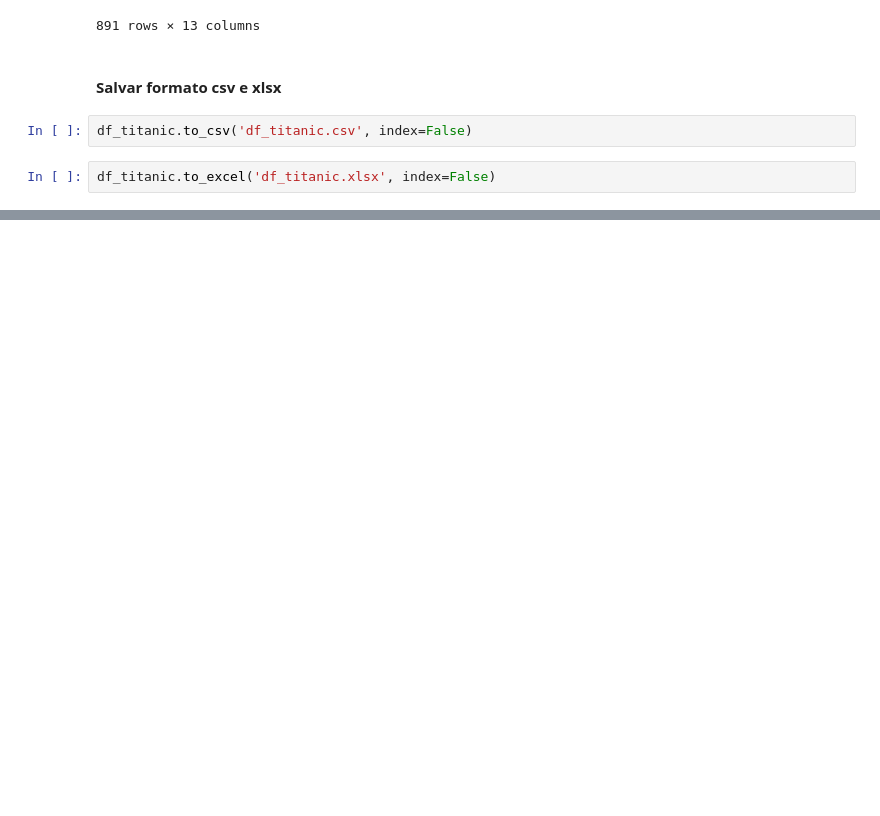
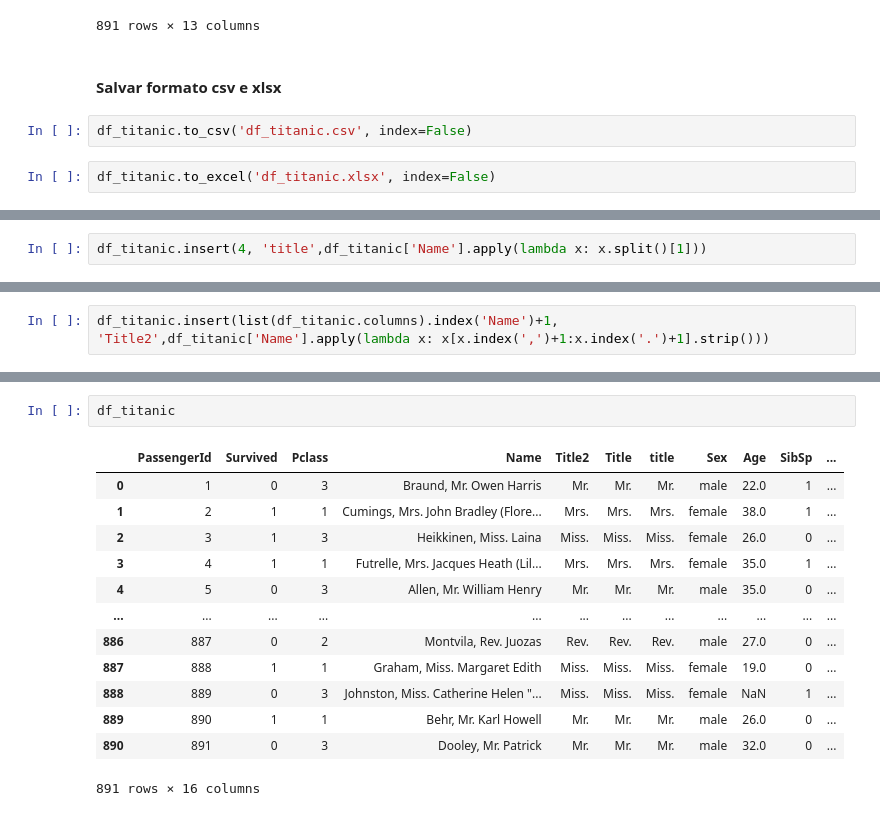
Before and after one commit to dnogaroli/DS-652, a Jupyter notebook: notebooks/Aula 2.ipynb, the cells around one changed output, grey strips where cells are left out. Cells and saved outputs as stored; diff of their text form; blank space fills up the shorter version.

```diff
--- a/notebooks/Aula 2.ipynb
+++ b/notebooks/Aula 2.ipynb
@@ -429,0 +540,2 @@ df_titanic.to_excel('df_titanic.xlsx', index=False)
+# %%
+df_titanic.insert(4, 'title',df_titanic['Name'].apply(lambda x: x.split()[1]))
@@ -429,0 +546,2 @@ df_titanic.to_excel('df_titanic.xlsx', index=False)
+# %%
+df_titanic.insert(list(df_titanic.columns).index('Name')+1, 'Title2',df_titanic['Name'].apply(lambda x: x[x.index(',')+1:x.index('.')+1].strip()))
@@ -429,0 +565,16 @@ df_titanic.to_excel('df_titanic.xlsx', index=False)
+# %%
+df_titanic
+# %% [output]
+|  | PassengerId | Survived | Pclass | Name | Title2 | Title | title | Sex | Age | SibSp | ... |
+| 0 | 1 | 0 | 3 | Braund, Mr. Owen Harris | Mr. | Mr. | Mr. | male | 22.0 | 1 | ... |
+| 1 | 2 | 1 | 1 | Cumings, Mrs. John Bradley (Flore... | Mrs. | Mrs. | Mrs. | female | 38.0 | 1 | ... |
+| 2 | 3 | 1 | 3 | Heikkinen, Miss. Laina | Miss. | Miss. | Miss. | female | 26.0 | 0 | ... |
+| 3 | 4 | 1 | 1 | Futrelle, Mrs. Jacques Heath (Lil... | Mrs. | Mrs. | Mrs. | female | 35.0 | 1 | ... |
+| 4 | 5 | 0 | 3 | Allen, Mr. William Henry | Mr. | Mr. | Mr. | male | 35.0 | 0 | ... |
+| ... | ... | ... | ... | ... | ... | ... | ... | ... | ... | ... | ... |
+| 886 | 887 | 0 | 2 | Montvila, Rev. Juozas | Rev. | Rev. | Rev. | male | 27.0 | 0 | ... |
+| 887 | 888 | 1 | 1 | Graham, Miss. Margaret Edith | Miss. | Miss. | Miss. | female | 19.0 | 0 | ... |
+| 888 | 889 | 0 | 3 | Johnston, Miss. Catherine Helen "... | Miss. | Miss. | Miss. | female | NaN | 1 | ... |
+| 889 | 890 | 1 | 1 | Behr, Mr. Karl Howell | Mr. | Mr. | Mr. | male | 26.0 | 0 | ... |
+| 890 | 891 | 0 | 3 | Dooley, Mr. Patrick | Mr. | Mr. | Mr. | male | 32.0 | 0 | ... |
+891 rows × 16 columns
```
Also changed, not shown: parts of 17 cells of this notebook, 5 other files.
